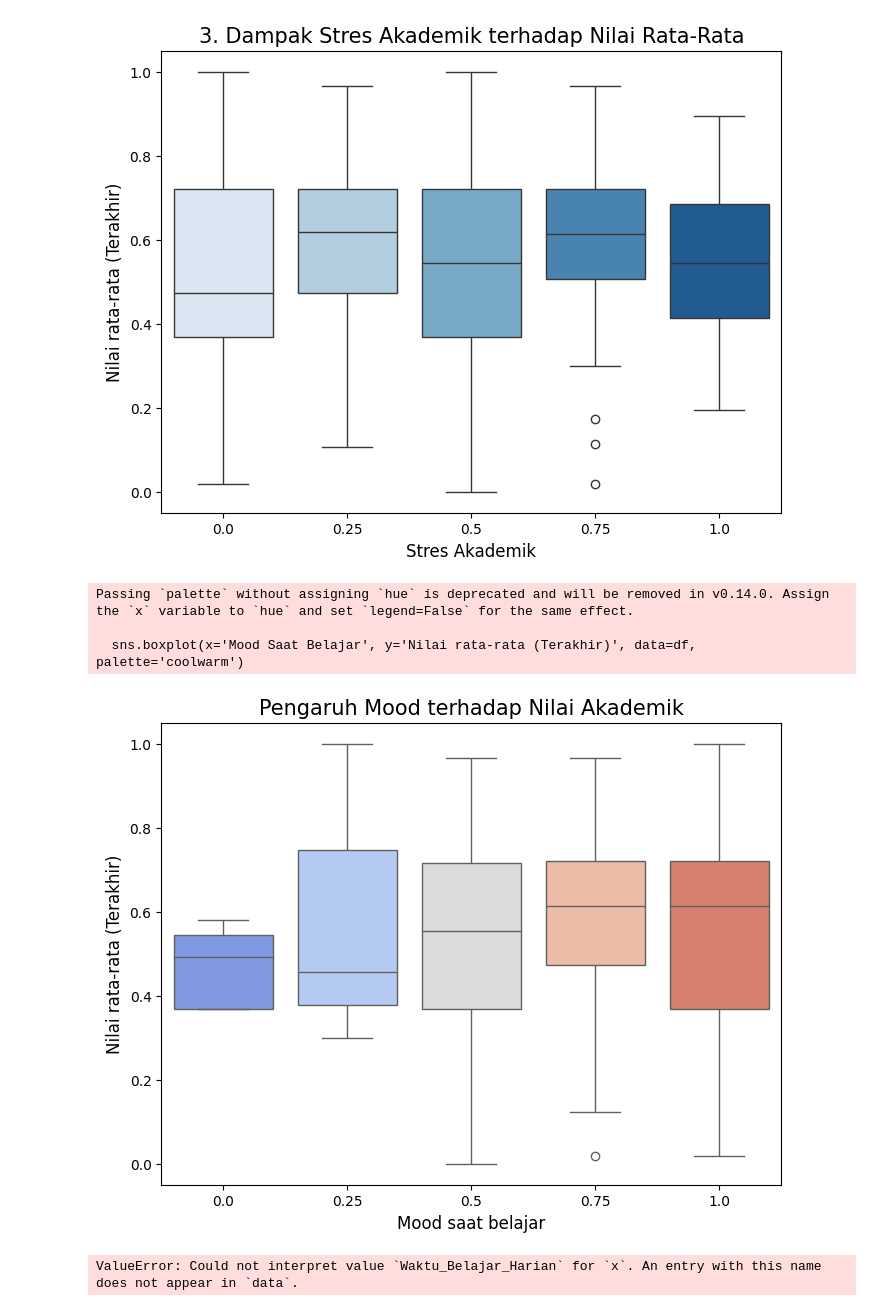
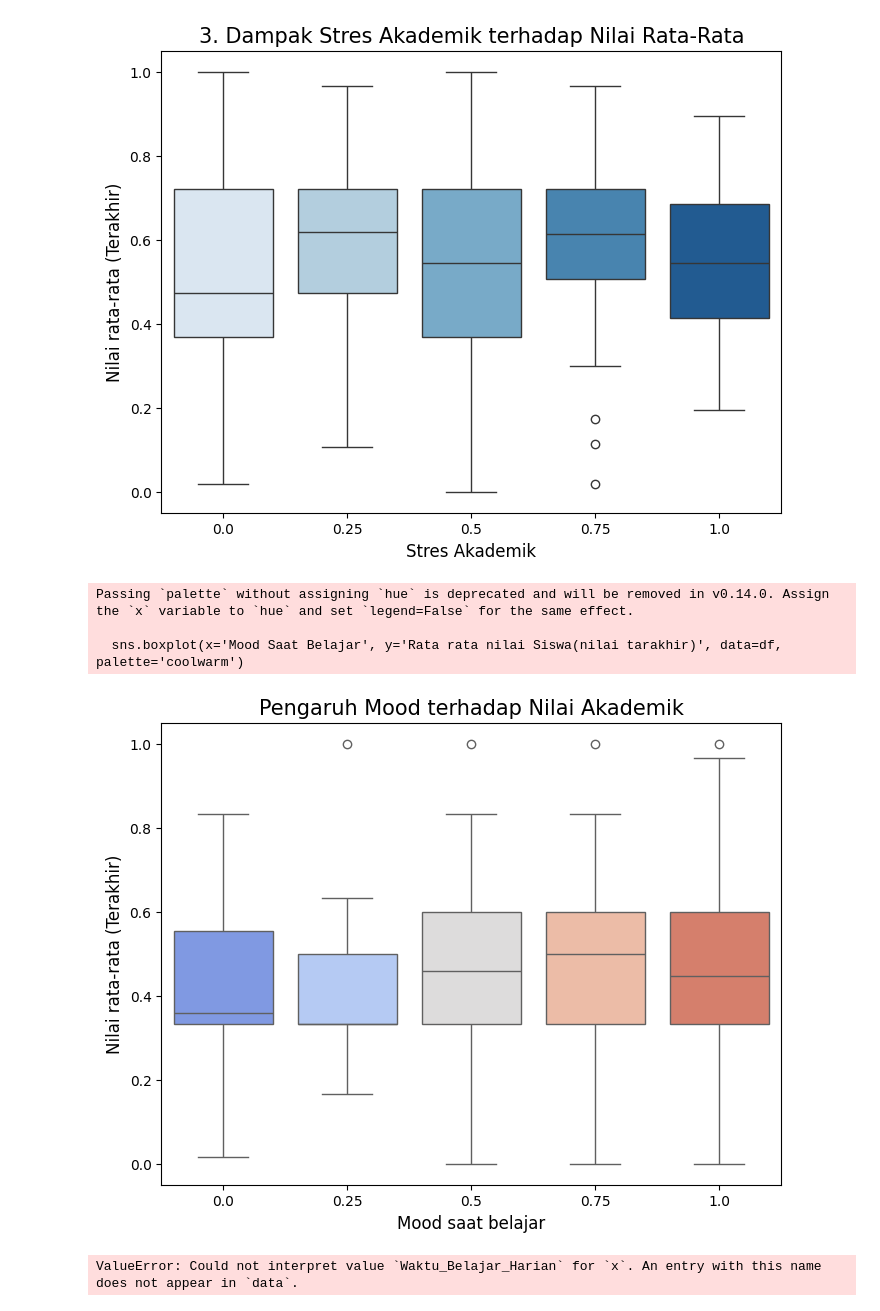
Before and after one commit to ivansirait/Analisis_kebiasaan_saat_belajar_vs_Prestasi_Akademik-Siswa, a Jupyter notebook: DasiDalis.ipynb, the cells around one changed output. Saved outputs shown, nothing was run; the diff lists cells and outputs as text; code cells hidden in the pictures.

```diff
--- a/DasiDalis.ipynb
+++ b/DasiDalis.ipynb
@@ -39,3 +38,0 @@ memory usage: 75.4+ KB
-# %%
-print("Jumlah duplikat:", df.duplicated().sum())
-df = df.drop_duplicates()
@@ -65,0 +39,7 @@ dtype: int64
+# %%
+print("Missing values awal:")
+print(df.isnull().sum())
+print("Nama nama duplikat ada : ",df["Nama Lengkap"].duplicated().sum())
+df = df.drop_duplicates(subset="Nama Lengkap", keep="first")
+print("Jumlah nama duplikat di akhir:",df["Nama Lengkap"].duplicated().sum())
+df.info()
@@ -135,8 +201,22 @@ memory usage: 65.0+ KB
 import numpy as np
 import seaborn as sns
 import matplotlib.pyplot as plt
+import pandas as pd # Import pandas if you haven't already
 
-numeric_cols = ['Nilai rata-rata (Terakhir)']
+# --- Step 1: Data Type Conversion ---
+# The original column name is used for the conversion
+col_to_clean = 'Rata rata nilai Siswa(nilai tarakhir)'
+
+# Convert the column to numeric. Non-convertible values become NaN.
+df[col_to_clean] = pd.to_numeric(df[col_to_clean], errors='coerce')
+
+# --- Step 2: Handle Missing Values (NaN) ---
+# Since we introduced NaNs, it's best to remove them before calculating quartiles.
+# You can choose to drop them, fill them, or calculate quantiles while ignoring them.
+# Dropping them is the simplest way to proceed with outlier removal.
+df = df.dropna(subset=[col_to_clean])
+
+# --- Step 3: Outlier Removal (Your Original Function) ---
 
 def remove_outliers_iqr(df, column):
     Q1 = df[column].quantile(0.25)
@@ -147,13 +227,18 @@ def remove_outliers_iqr(df, column):
     df = df[(df[column] >= lower_bound) & (df[column] <= upper_bound)]
     return df
 
+numeric_cols = [col_to_clean]
+
 for col in numeric_cols:
     df = remove_outliers_iqr(df, col)
 
+# --- Step 4: Plotting (Your Original Plotting Code) ---
 plt.figure(figsize=(8, 3))
-sns.boxplot(x=df["Nilai rata-rata (Terakhir)"])
+sns.boxplot(x=df[col_to_clean])
 plt.title("Setelah Pembersihan Outlier")
-plt.xlabel("RNilai rata-rata (Terakhir)")
+# Use the correct column name from the data for the plot label if possible,
+# or ensure the label is correct.
+plt.xlabel(col_to_clean)
 plt.grid(axis='x', linestyle='--', alpha=0.4)
 plt.show()
 # %% [output]
@@ -316,22 +468,22 @@ Passing `palette` without assigning `hue` is deprecated and will be removed in v
 # %%
 # Mengatur ukuran grafik
 plt.figure(figsize=(8, 6))
 
 # Membuat boxplot
-sns.boxplot(x='Mood Saat Belajar', y='Nilai rata-rata (Terakhir)', data=df, palette='coolwarm')
+sns.boxplot(x='Mood Saat Belajar', y='Rata rata nilai Siswa(nilai tarakhir)', data=df, palette='coolwarm')
 
 # Menambahkan judul dan label
 plt.title('Pengaruh Mood terhadap Nilai Akademik', fontsize=15)
 plt.xlabel('Mood saat belajar', fontsize=12)
 plt.ylabel('Nilai rata-rata (Terakhir)', fontsize=12)
 
 # Menampilkan grafik
 plt.show()
 # %% [output]
 Passing `palette` without assigning `hue` is deprecated and will be removed in v0.14.0. Assign the `x` variable to `hue` and set `legend=False` for the same effect.
 
-  sns.boxplot(x='Mood Saat Belajar', y='Nilai rata-rata (Terakhir)', data=df, palette='coolwarm')
+  sns.boxplot(x='Mood Saat Belajar', y='Rata rata nilai Siswa(nilai tarakhir)', data=df, palette='coolwarm')
-[figure, old version]
+[figure, new version]
 # %%
 # D. Korelasi Waktu Belajar Harian vs. Nilai Rata-Rata
 plt.figure(figsize=(8, 6))
```
Also changed, not shown: parts of 13 cells of this notebook.
